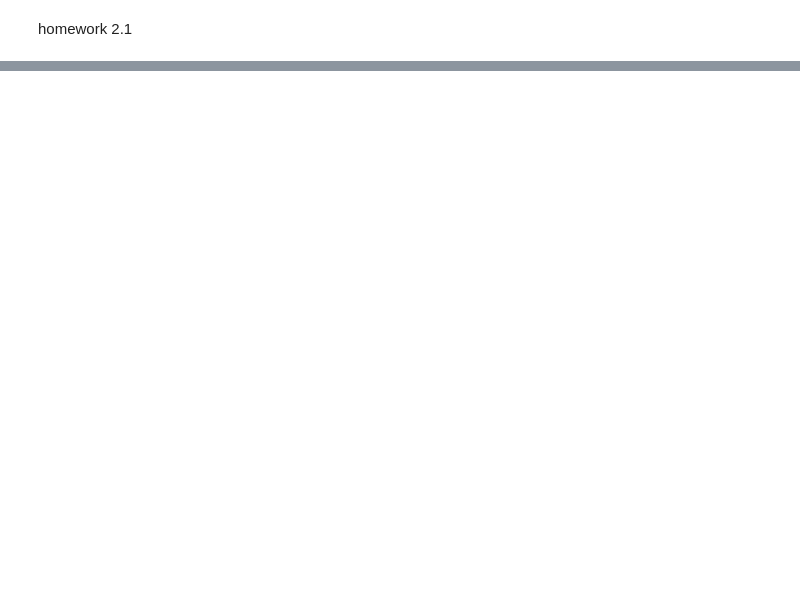
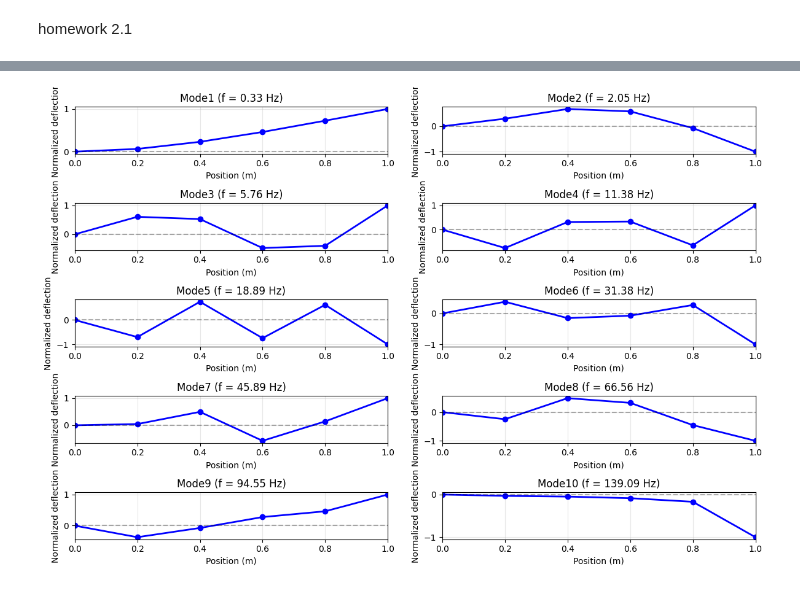
Before and after one commit to CodePadawan-Lyyyy/Major-assignment, a Jupyter notebook: Engineering Structural Mechanics and Control/Engineering Structural Mechanics and Control.ipynb, the cells around one changed output, grey strips where cells are left out. Saved outputs shown, nothing was run; the diff lists cells and outputs as text; code cells hidden in the pictures; blank space fills up the shorter version.

```diff
--- a/Engineering Structural Mechanics and Control/Engineering Structural Mechanics and Control.ipynb
+++ b/Engineering Structural Mechanics and Control/Engineering Structural Mechanics and Control.ipynb
@@ -96,0 +92,85 @@ ax[1].semilogy(f_welch,P_welch)
+# %%
+import numpy as np
+import matplotlib.pyplot as plt
+from scipy.linalg import eigh, solve
+L=1 #梁长度/m
+N=5 #单元数
+E=71e9 #弹性模量/GPa
+Rho=2.77e3 #质量密度/(kg/m^3)
+b=0.1 #横截面宽度/m
+h=0.01 #横截面高度/m
+A=b*h #截面积/m^2
+I=b*h**3/12 #转动惯量/m^4
+
+alpha=0.01
+beta=1e-4
+
+k_e=E*I/L**3*np.array([[12, 6*L, -12*L, 6*L],
+                      [6*L, 4*L**2, -6*L, 2*L**2],
+                      [-12, -6*L, 12, -6*L],
+                      [6*L, 2*L**2, -6*L, 4*L**2]])
+
+m_e=Rho*A*L/420*np.array([[156, 22*L, 54, -13*L],
+                         [22*L, 4*L**2, 13*L, -3*L**2],
+                         [54, 13*L, 156, -22*L],
+                         [-13*L, -3*L**2, -22*L, 4*L**2]])
+
+c_e=alpha*m_e+beta*k_e
+
+def assemble(N,k_e,m_e,c_e):
+    nnode=N+1
+    ndof=2*nnode
+    K=np.zeros((ndof,ndof))
+    M=np.zeros((ndof,ndof))
+    for i in range(N):
+        dof=[2*i, 2*i+1, 2*i+2, 2*i+3]
+        for j in range(4):
+            for k in range(4):
+                K[dof[j], dof[k]] += k_e[j,k]
+                M[dof[j], dof[k]] += m_e[j,k]
+    return K, M
+
+def boundary_condition(K, M, fixed_dofs):
+    ndof=K.shape[0]
+    free_dofs=[i for i in range(ndof) if i not in fixed_dofs]
+    K_ff = K[np.ix_(free_dofs, free_dofs)]
+    M_ff = M[np.ix_(free_dofs, free_dofs)]
+    return K_ff, M_ff, free_dofs
+
+K, M=assemble(N, k_e, m_e, c_e)
+
+fixed_dots=[0,1]
+K_ff, M_ff, free_dofs=boundary_condition(K, M, fixed_dots)
+
+eigvals, eigvecs_ff=eigh(K_ff,M_ff)
+omega_n=np.sqrt(eigvals)
+f_n=omega_n/(2*np.pi)
+
+nmodes=eigvecs_ff.shape[1]
+ndof_total=K.shape[0]
+eigvecs_full=np.zeros((ndof_total, nmodes))
+for i, dof in enumerate(free_dofs):
+    eigvecs_full[dof, :]=eigvecs_ff[i, :]
+
+nnode = N + 1
+x = np.linspace(0, L, nnode)
+plt.figure(figsize=(12, 8))
+for i in range(min(nmodes, len(f_n))):
+
+    w = eigvecs_full[0:2*nnode:2, i]
+
+    w = w / np.max(np.abs(w))
+
+    plt.subplot(5, 2, i+1)
+    plt.plot(x, w, 'b-o', linewidth=2, markersize=6)
+    plt.axhline(y=0, color='k', linestyle='--', alpha=0.3)
+    plt.xlabel('Position (m)', fontsize=10)
+    plt.ylabel('Normalized deflection', fontsize=10)
+    plt.title(f'Mode{i+1} (f = {f_n[i]:.2f} Hz)', fontsize=12)
+    plt.grid(True, alpha=0.3)
+    plt.xlim([0, L])
+
+plt.tight_layout()
+plt.show()
+# %% [output]
+[figure, added]
```
Also changed, not shown: parts of 5 cells of this notebook, 1 other file.
